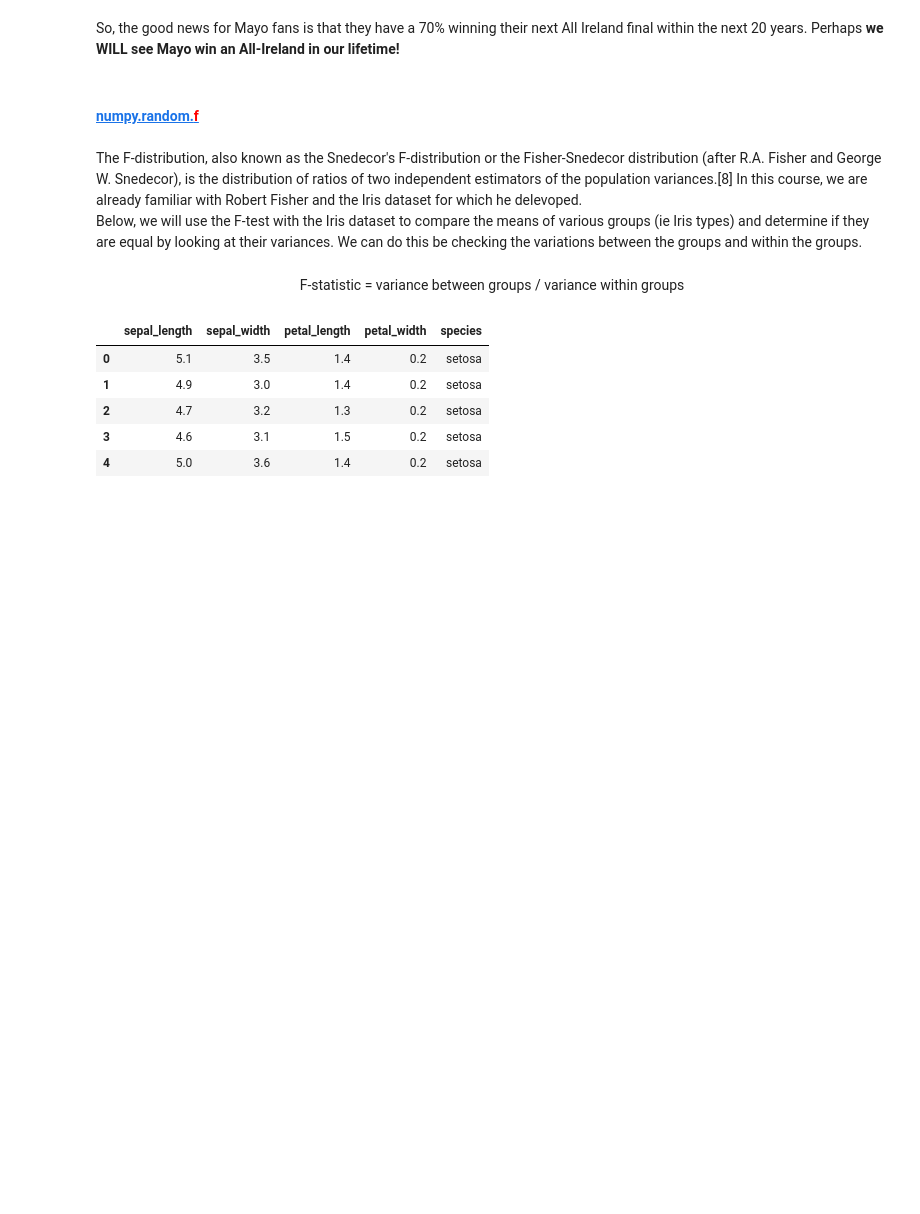
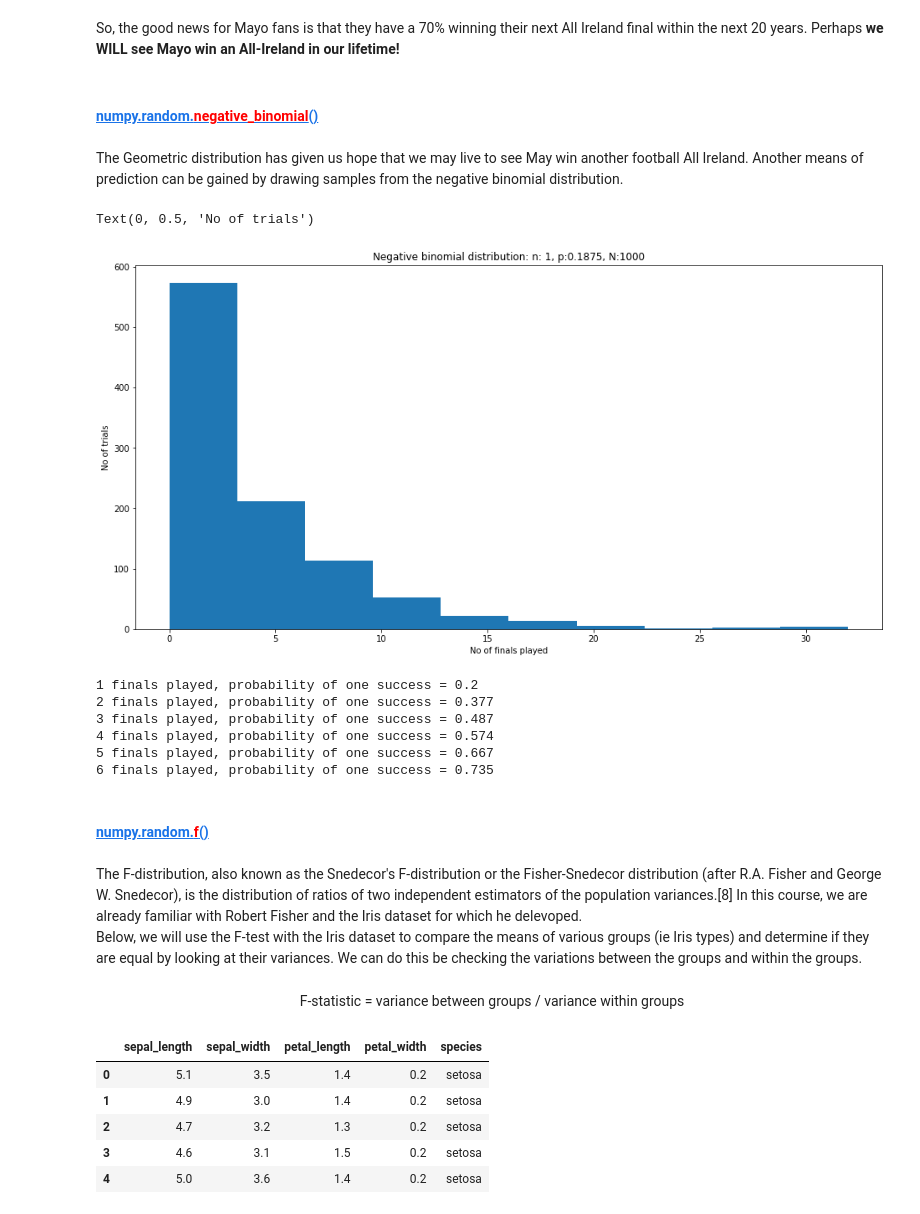
Before and after one commit to BarryClarke/numpy.random-package, a Jupyter notebook: numpy.random package.ipynb, the cells around one changed output. Cells and saved outputs as stored; diff of their text form; code cells hidden in the pictures; blank space fills up the shorter version.

```diff
--- a/numpy.random package.ipynb
+++ b/numpy.random package.ipynb
@@ -471,7 +475,34 @@ plt.show()
 # %% [markdown]
 So, the good news for Mayo fans is that they have a 70% winning their next All Ireland final within the next 20 years. Perhaps **we WILL see Mayo win an All-Ireland in our lifetime!**
+# %% [markdown]
+#### [numpy.random.<font color = 'red'>negative_binomial</font>()](https://docs.scipy.org/doc/numpy-1.16.1/reference/generated/numpy.random.negative_binomial.html#numpy.random.negative_binomial)
+# %% [markdown]
+The Geometric distribution has given us hope that we may live to see May win another football All Ireland. Another means of prediction can be gained by drawing samples from the negative binomial distribution.
+# %%
+# From Mayo's record in their 16 finals, the probability of winning in 0.1875.
+# Show the negative binomial distribution for a win, using a probability of 0.1875. Run the model 1000 times
+s = np.random.negative_binomial(1, 0.1875, 1000)
+plt.hist(s)
+plt.title ('Negative binomial distribution: n: 1, p:0.1875, N:1000')
+plt.xlabel('No of finals played')
+plt.ylabel('No of trials')
+# %% [output]
+Text(0, 0.5, 'No of trials')
+[figure, added]
+# %%
+# Print the probability of 1 final success in each of the next 6 attempts
+for i in range(1, 7):
+   probability = sum(s<i) / 1000.
+   print(i, "finals played, probability of one success =", probability)
+# %% [output]
+1 finals played, probability of one success = 0.2
+2 finals played, probability of one success = 0.377
+3 finals played, probability of one success = 0.487
+4 finals played, probability of one success = 0.574
+5 finals played, probability of one success = 0.667
+6 finals played, probability of one success = 0.735
 # %% [markdown]
-#### [numpy.random.<font color = 'red'>f</font>](https://docs.scipy.org/doc/numpy-1.16.1/reference/generated/numpy.random.f.html#numpy.random.f)
+#### [numpy.random.<font color = 'red'>f</font>()](https://docs.scipy.org/doc/numpy-1.16.1/reference/generated/numpy.random.f.html#numpy.random.f)
 # %% [markdown]
 The F-distribution, also known as the Snedecor's F-distribution or the Fisher-Snedecor distribution (after R.A. Fisher and George W. Snedecor), is the distribution of ratios of two independent estimators of the population variances.[8] In this course, we are already familiar with Robert Fisher and the Iris dataset for which he delevoped.<br>
 Below, we will use the F-test with the Iris dataset to compare the means of various groups (ie Iris types) and determine if they are equal by looking at their variances. We can do this be checking the variations between the groups and within the groups.
```
Also changed, not shown: parts of 35 cells of this notebook, 1 other file.
